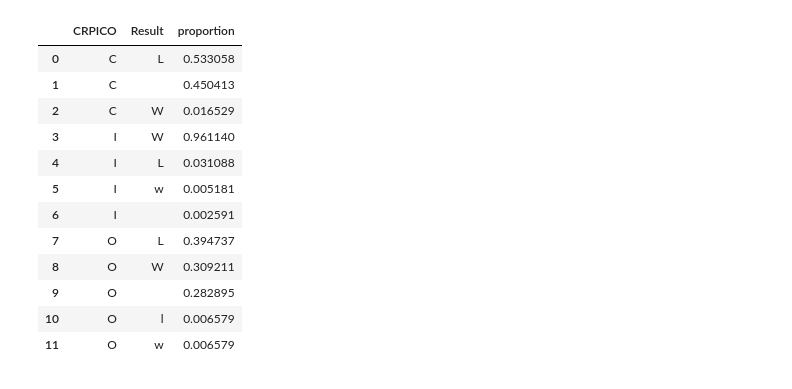
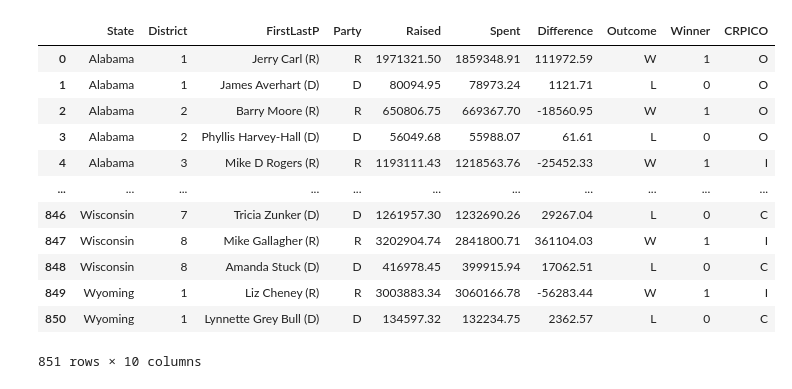
Before and after one commit to nss-data-science-cohort-8/open-secrets-skittles, a Jupyter notebook: Notebooks/how_often_incumbent_won_BB.ipynb, the cells around one changed output. Saved outputs shown, nothing was run; the diff lists cells and outputs as text; code cells hidden in the pictures.

```diff
--- a/Notebooks/how_often_incumbent_won_BB.ipynb
+++ b/Notebooks/how_often_incumbent_won_BB.ipynb
@@ -5,26 +6,26 @@ state_df = pd.read_csv(r'C:\Users\billy\Documents\NSS_projects\open-secrets-skit
 # %%
-CRPICO_Result = (
-    state_df
-    .groupby('CRPICO')['Result']
-    .value_counts(normalize=True)
-    .reset_index()
-)
-# I needed to compare the columns comprising the Incumbent, Challenger, and Open variables and result of the race.
-# I reset it to create a pandas dataframe.
+States_df
+# %% [output]
+|  | State | District | FirstLastP | Party | Raised | Spent | Difference | Outcome | Winner | CRPICO |
+| 0 | Alabama | 1 | Jerry Carl (R) | R | 1971321.50 | 1859348.91 | 111972.59 | W | 1 | O |
+| 1 | Alabama | 1 | James Averhart (D) | D | 80094.95 | 78973.24 | 1121.71 | L | 0 | O |
+| 2 | Alabama | 2 | Barry Moore (R) | R | 650806.75 | 669367.70 | -18560.95 | W | 1 | O |
+| 3 | Alabama | 2 | Phyllis Harvey-Hall (D) | D | 56049.68 | 55988.07 | 61.61 | L | 0 | O |
+| 4 | Alabama | 3 | Mike D Rogers (R) | R | 1193111.43 | 1218563.76 | -25452.33 | W | 1 | I |
+| ... | ... | ... | ... | ... | ... | ... | ... | ... | ... | ... |
+| 846 | Wisconsin | 7 | Tricia Zunker (D) | D | 1261957.30 | 1232690.26 | 29267.04 | L | 0 | C |
+| 847 | Wisconsin | 8 | Mike Gallagher (R) | R | 3202904.74 | 2841800.71 | 361104.03 | W | 1 | I |
+| 848 | Wisconsin | 8 | Amanda Stuck (D) | D | 416978.45 | 399915.94 | 17062.51 | L | 0 | C |
+| 849 | Wyoming | 1 | Liz Cheney (R) | R | 3003883.34 | 3060166.78 | -56283.44 | W | 1 | I |
+| 850 | Wyoming | 1 | Lynnette Grey Bull (D) | D | 134597.32 | 132234.75 | 2362.57 | L | 0 | C |
+851 rows × 10 columns
 # %%
-CRPICO_Result
+CRPICO_Result = (
+    States_df
+    .groupby('CRPICO')['Winner']
+    .value_counts(normalize=True)
+    .reset_index()
+)
+# I needed to compare the columns comprising the Incumbent, Challenger, and Open variables and result of the race.
+# I reset it to create a pandas dataframe.
-# %% [output]
-|  | CRPICO | Result | proportion |
-| 0 | C | L | 0.533058 |
-| 1 | C |  | 0.450413 |
-| 2 | C | W | 0.016529 |
-| 3 | I | W | 0.961140 |
-| 4 | I | L | 0.031088 |
-| 5 | I | w | 0.005181 |
-| 6 | I |  | 0.002591 |
-| 7 | O | L | 0.394737 |
-| 8 | O | W | 0.309211 |
-| 9 | O |  | 0.282895 |
-| 10 | O | l | 0.006579 |
-| 11 | O | w | 0.006579 |
 # %%
```
Also changed, not shown: parts of 10 cells of this notebook.
